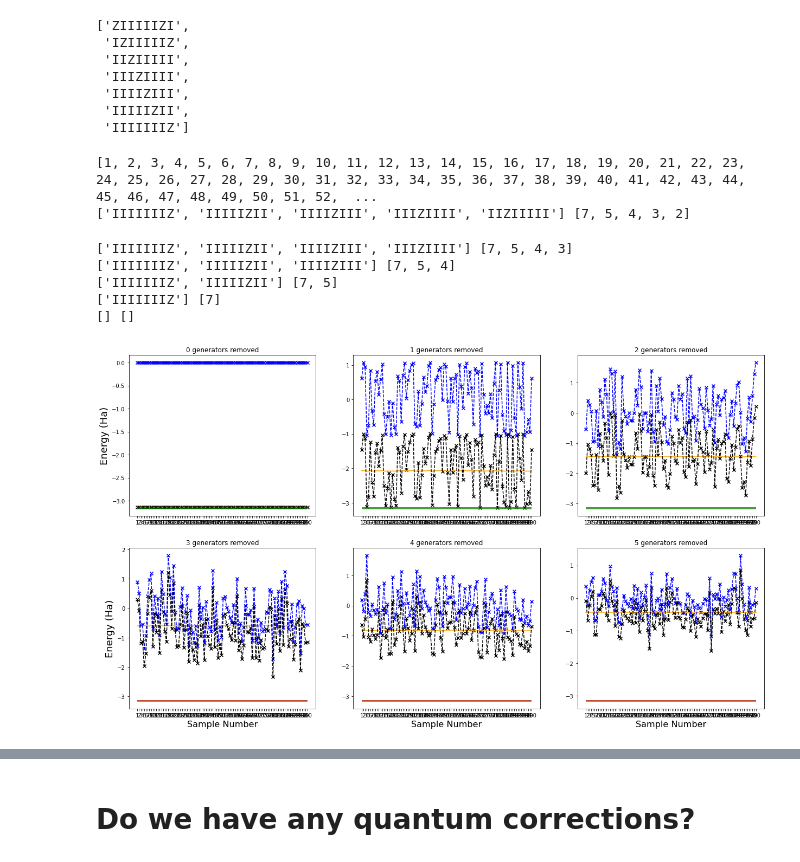
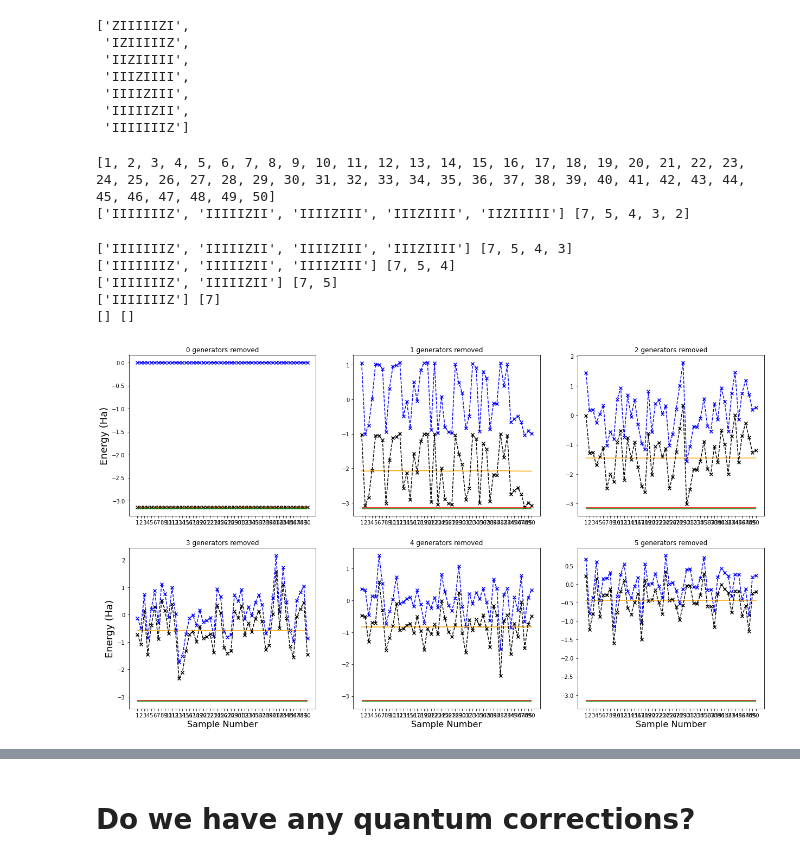
Before and after one commit to wmkirby1/CS-VQE, a Jupyter notebook: Epistemic State Sampling 2.ipynb, the cells around one changed output, grey strips where cells are left out. Cells and saved outputs as stored; diff of their text form; code cells hidden in the pictures.

```diff
--- a/Epistemic State Sampling 2.ipynb
+++ b/Epistemic State Sampling 2.ipynb
@@ -312,5 +274,10 @@ print(basis_ops)
 r1 = ep_state[1][0]
 r2 = ep_state[1][1]
 #t = np.arctan((r2 + 1) / r1)
-r1, r2
+parity=3
+q1=1
+amp_ratio = (1 + r2 * (-1)**q1) / (r1 * (-1)**(1 + parity))
+t = np.arctan(amp_ratio)
+
+r1, r2, np.sin(t), np.cos(t)
 # %% [output]
@@ -527,11 +497,10 @@ generators
 # %%
 #take expectation value algebraically
 from matplotlib import pyplot as plt
-shots=100
+shots=50
 initial_state = '01010010'
 
 #rot_ham, rot_ham_noncon, rot_ham_context = rotate_hamiltonian(rotations, ham, ham_noncon, ham_context)
-
 
 
 def expectation_optimiser(ham_n, ham_c, p):
@@ -588,32 +557,32 @@ for index, grid in enumerate(grid_pos):
         #print((np.conjugate(psi)).dot(psi))
         #Verify +1-eigenstate
         #A_psi = A.matvec(psi)
         #print(psi_conj.dot(A_psi))
 
     axs[grid].plot(X, Y_noncon, color='orange')
     axs[grid].scatter(X, Y_context, color='blue', marker = 'x')
     axs[grid].plot(X, Y_context, color='blue', ls='--')
     axs[grid].scatter(X, Y_combined, color='black', marker = 'x')
     axs[grid].plot(X, Y_combined, color='black', ls='--')
     #plt.plot(range(shots), Y_combined, color='purple')
     axs[grid].hlines(gs_noncon_energy, 1, shots, color='r')
     axs[grid].hlines(true_gs, 1, shots, color='g')
 
     axs[grid].set_xticks(X)
     axs[grid].set_title("%i generators removed" % abs(index-5))
     if grid[0] == 1:
         axs[grid].set_xlabel('Sample Number',fontsize=16)
     if grid[1] == 0:
         axs[grid].set_ylabel('Energy (Ha)',fontsize=18)
     #print('<H> w.r.t. simultaneous eigenstate:', expect)
     #print('Noncontextual approximation:', gs_noncon_energy)
     #print('Expectation values match?', abs(expect - gs_noncon_energy) < 10**-12) #sanity check - expectation values match?
 # %% [output]
-[1, 2, 3, 4, 5, 6, 7, 8, 9, 10, 11, 12, 13, 14, 15, 16, 17, 18, 19, 20, 21, 22, 23, 24, 25, 26, 27, 28, 29, 30, 31, 32, 33, 34, 35, 36, 37, 38, 39, 40, 41, 42, 43, 44, 45, 46, 47, 48, 49, 50, 51, 52,  ...
+[1, 2, 3, 4, 5, 6, 7, 8, 9, 10, 11, 12, 13, 14, 15, 16, 17, 18, 19, 20, 21, 22, 23, 24, 25, 26, 27, 28, 29, 30, 31, 32, 33, 34, 35, 36, 37, 38, 39, 40, 41, 42, 43, 44, 45, 46, 47, 48, 49, 50]
 ['IIIIIIIZ', 'IIIIIZII', 'IIIIZIII', 'IIIZIIII', 'IIZIIIII'] [7, 5, 4, 3, 2]
 ['IIIIIIIZ', 'IIIIIZII', 'IIIIZIII', 'IIIZIIII'] [7, 5, 4, 3]
 ['IIIIIIIZ', 'IIIIIZII', 'IIIIZIII'] [7, 5, 4]
 ['IIIIIIIZ', 'IIIIIZII'] [7, 5]
 ['IIIIIIIZ'] [7]
 [] []
-[figure, old version]
+[figure, new version]
```
Also changed, not shown: parts of 38 cells of this notebook, 2 other files.
